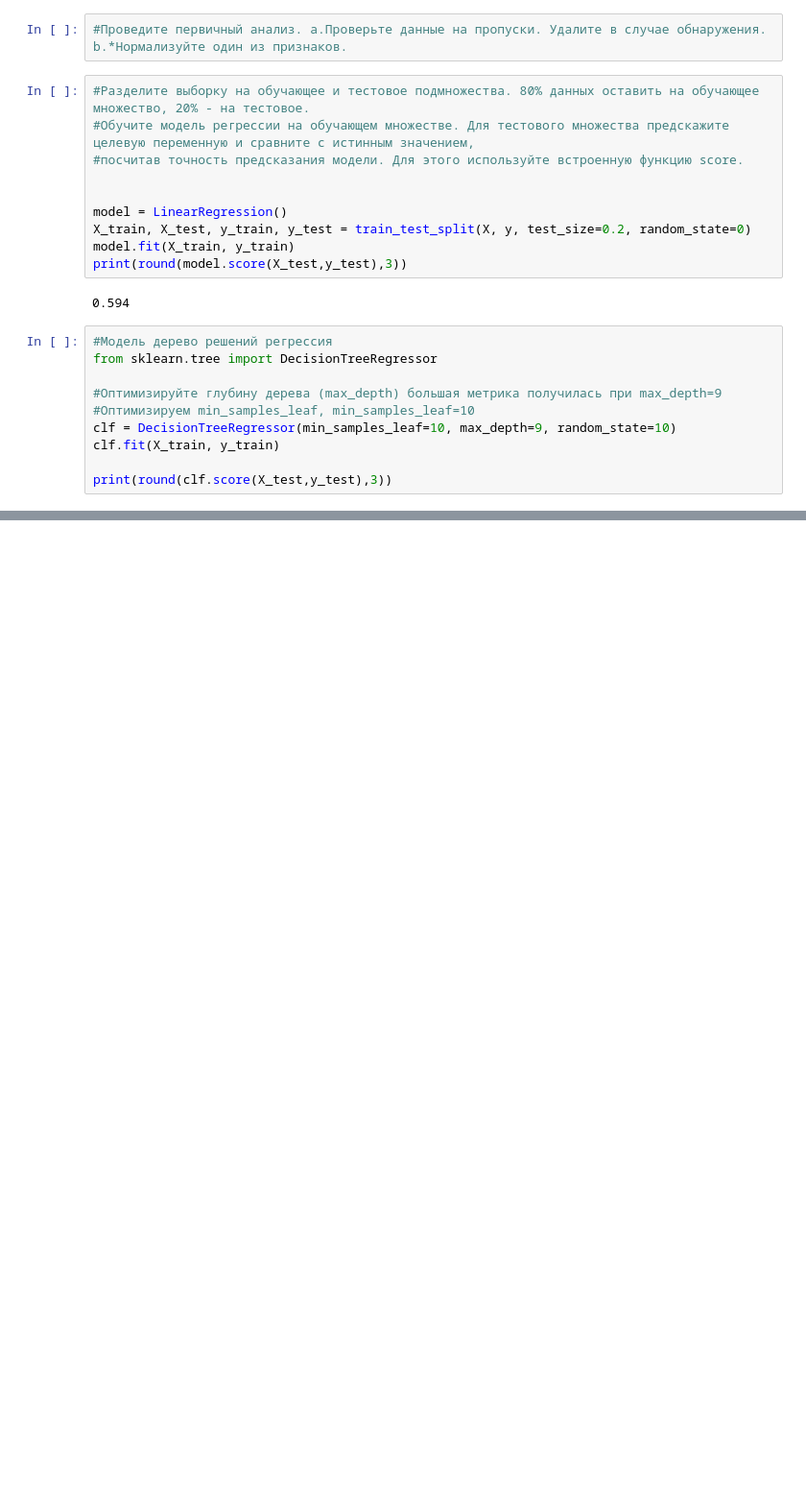
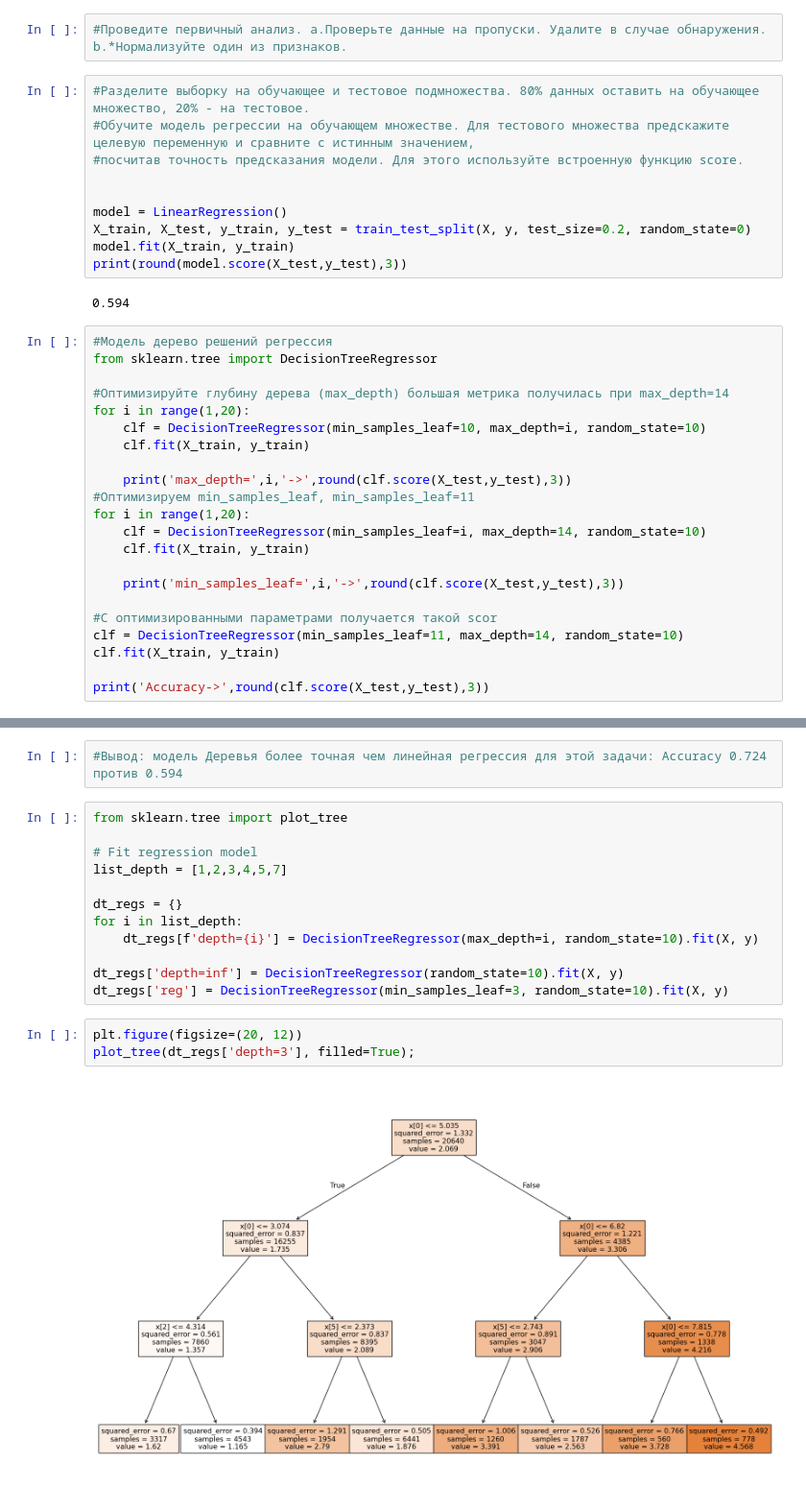
Before and after one commit to OVP2023/ML, a Jupyter notebook: Дерево_решений_дз.ipynb, the cells around one changed output, grey strips where cells are left out. Shown at 96% size. Cells and saved outputs as stored; diff of their text form; blank space fills up the shorter version.

```diff
--- a/Дерево_решений_дз.ipynb
+++ b/Дерево_решений_дз.ipynb
@@ -80,10 +80,22 @@ print(round(model.score(X_test,y_test),3))
 #Модель дерево решений регрессия
 from sklearn.tree import DecisionTreeRegressor
 
-#Оптимизируйте глубину дерева (max_depth) большая метрика получилась при max_depth=9
-#Оптимизируем min_samples_leaf, min_samples_leaf=10
-clf = DecisionTreeRegressor(min_samples_leaf=10, max_depth=9, random_state=10)
+#Оптимизируйте глубину дерева (max_depth) большая метрика получилась при max_depth=14
+for i in range(1,20):
+    clf = DecisionTreeRegressor(min_samples_leaf=10, max_depth=i, random_state=10)
+    clf.fit(X_train, y_train)
+
+    print('max_depth=',i,'->',round(clf.score(X_test,y_test),3))
+#Оптимизируем min_samples_leaf, min_samples_leaf=11
+for i in range(1,20):
+    clf = DecisionTreeRegressor(min_samples_leaf=i, max_depth=14, random_state=10)
+    clf.fit(X_train, y_train)
+
+    print('min_samples_leaf=',i,'->',round(clf.score(X_test,y_test),3))
+
+#С оптимизированными параметрами получается такой scor
+clf = DecisionTreeRegressor(min_samples_leaf=11, max_depth=14, random_state=10)
 clf.fit(X_train, y_train)
 
-print(round(clf.score(X_test,y_test),3))
+print('Accuracy->',round(clf.score(X_test,y_test),3))
 # %% [output]
@@ -90,0 +119,19 @@ print(round(clf.score(X_test,y_test),3))
+# %%
+#Вывод: модель Деревья более точная чем линейная регрессия для этой задачи: Accuracy 0.724  против 0.594
+# %%
+from sklearn.tree import plot_tree
+
+# Fit regression model
+list_depth = [1,2,3,4,5,7]
+
+dt_regs = {}
+for i in list_depth:
+    dt_regs[f'depth={i}'] = DecisionTreeRegressor(max_depth=i, random_state=10).fit(X, y)
+
+dt_regs['depth=inf'] = DecisionTreeRegressor(random_state=10).fit(X, y)
+dt_regs['reg'] = DecisionTreeRegressor(min_samples_leaf=3, random_state=10).fit(X, y)
+# %%
+plt.figure(figsize=(20, 12))
+plot_tree(dt_regs['depth=3'], filled=True);
+# %% [output]
+[figure, added]
```
Also changed, not shown: parts of 1 cell of this notebook.
